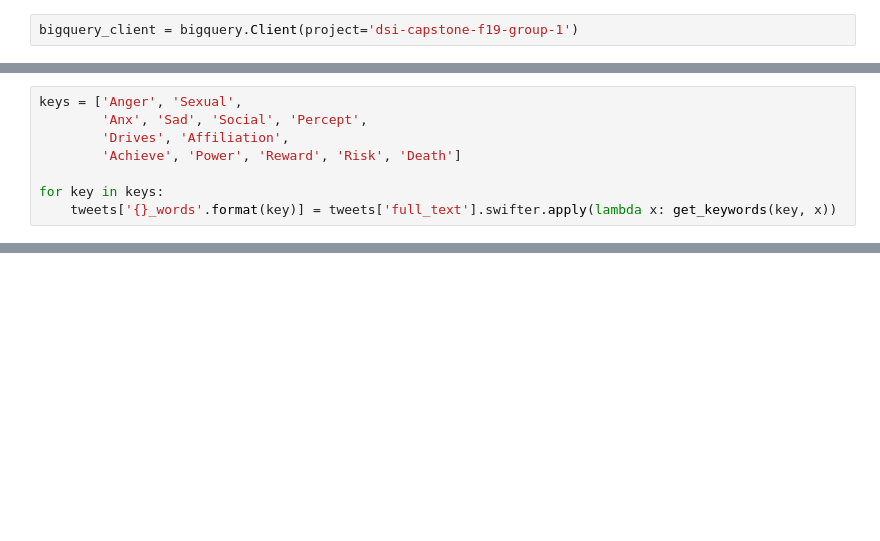
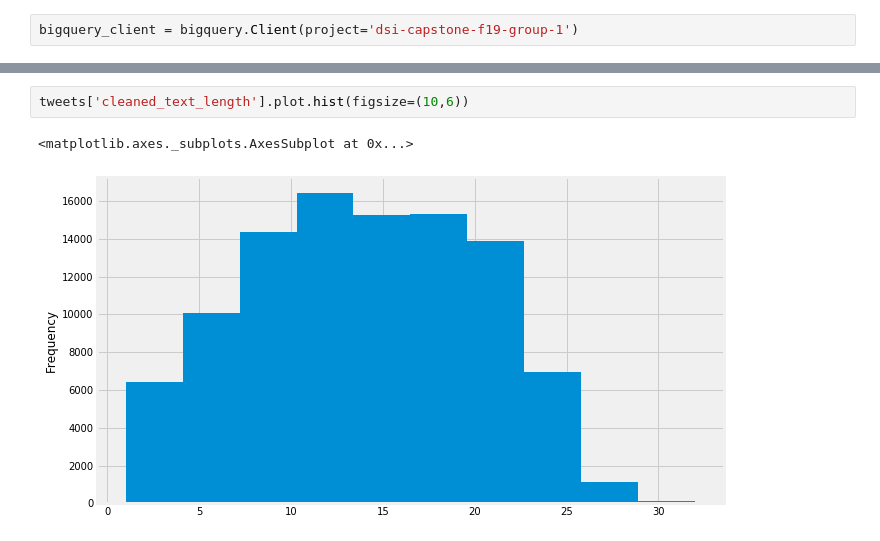
Before and after one commit to opardo/BlackLivesMatter, a Jupyter notebook: SentimentAnalysis/LWIC_Analysis.ipynb, the cells around one changed output, grey strips where cells are left out. Cells and saved outputs as stored; diff of their text form; blank space fills up the shorter version.

Commit message:
add sentimient analysis first plots

```diff
--- a/SentimentAnalysis/LWIC_Analysis.ipynb
+++ b/SentimentAnalysis/LWIC_Analysis.ipynb
@@ -58,8 +73,0 @@ def anger(text):
-# %%
-keys = ['Anger', 'Sexual',
-        'Anx', 'Sad', 'Social', 'Percept',
-        'Drives', 'Affiliation',
-        'Achieve', 'Power', 'Reward', 'Risk', 'Death']
-
-for key in keys:
-    tweets['{}_words'.format(key)] = tweets['full_text'].swifter.apply(lambda x: get_keywords(key, x))
@@ -99,0 +74,5 @@ tweets
+# %%
+tweets['cleaned_text_length'].plot.hist(figsize=(10,6))
+# %% [output]
+<matplotlib.axes._subplots.AxesSubplot at 0x...>
+[figure, added]
```
Also changed, not shown: parts of 23 cells of this notebook.
